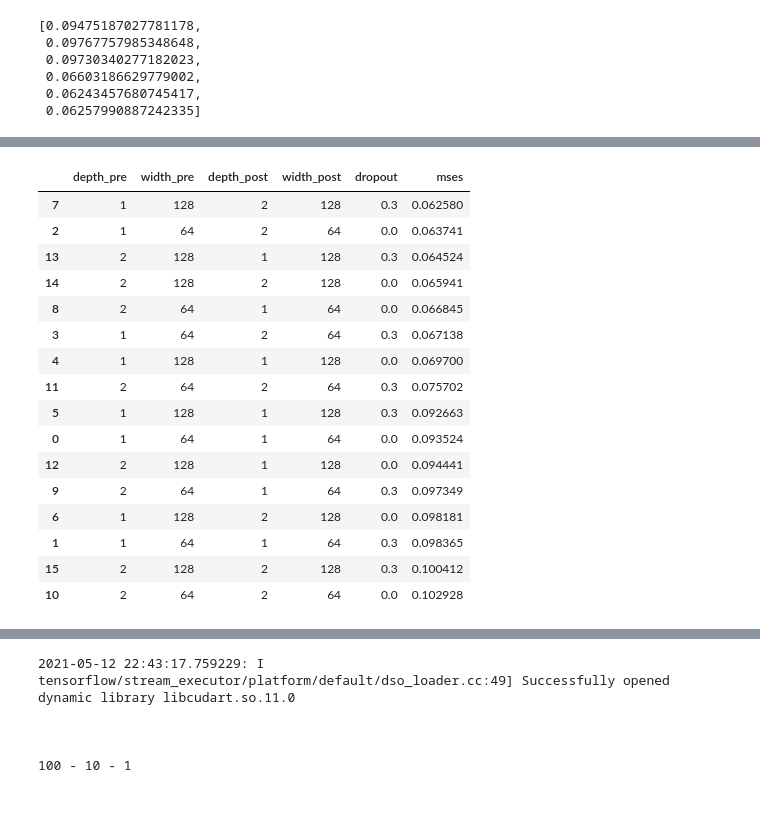
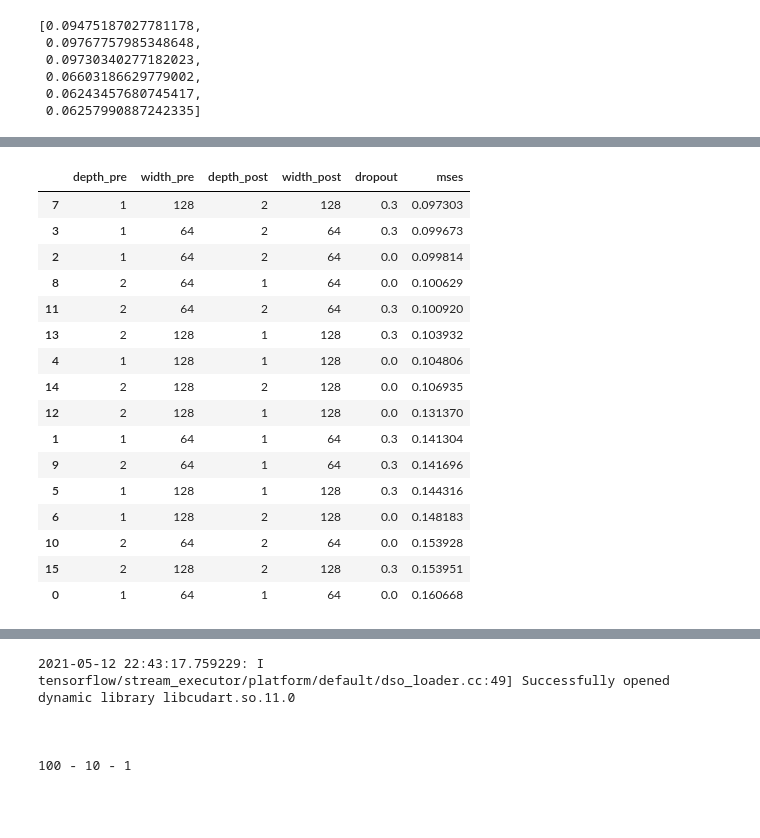
Before and after one commit to SimonFalk/DeepLearningProject, a Jupyter notebook: batch_test.ipynb, the cells around one changed output, grey strips where cells are left out. Saved outputs shown, nothing was run; the diff lists cells and outputs as text; code cells hidden in the pictures.

```diff
--- a/batch_test.ipynb
+++ b/batch_test.ipynb
@@ -202,12 +206,4 @@ ress = [
 ]
-# %%
-mses = [
-    np.array([
-        np.array(r['mse']).mean()
-        for r in res
-    ])
-    for res in ress
-]
 # %%
 labels = [
     'A1 Spectrogram',
@@ -313,30 +309,30 @@ df2.sort_values('mses')
 # %%
 df3 = pd.DataFrame(params_3, columns = [
     'depth_pre',
     'width_pre',
     'depth_post',
     'width_post',
     'dropout'
 ])
 
-df3['mses'] = mses[5]
+df3['mses'] = mses[2]
 
 df3.sort_values('mses')
 # %% [output]
 |  | depth_pre | width_pre | depth_post | width_post | dropout | mses |
-| 7 | 1 | 128 | 2 | 128 | 0.3 | 0.062580 |
-| 2 | 1 | 64 | 2 | 64 | 0.0 | 0.063741 |
-| 13 | 2 | 128 | 1 | 128 | 0.3 | 0.064524 |
-| 14 | 2 | 128 | 2 | 128 | 0.0 | 0.065941 |
-| 8 | 2 | 64 | 1 | 64 | 0.0 | 0.066845 |
-| 3 | 1 | 64 | 2 | 64 | 0.3 | 0.067138 |
-| 4 | 1 | 128 | 1 | 128 | 0.0 | 0.069700 |
-| 11 | 2 | 64 | 2 | 64 | 0.3 | 0.075702 |
-| 5 | 1 | 128 | 1 | 128 | 0.3 | 0.092663 |
-| 0 | 1 | 64 | 1 | 64 | 0.0 | 0.093524 |
-| 12 | 2 | 128 | 1 | 128 | 0.0 | 0.094441 |
-| 9 | 2 | 64 | 1 | 64 | 0.3 | 0.097349 |
-| 6 | 1 | 128 | 2 | 128 | 0.0 | 0.098181 |
-| 1 | 1 | 64 | 1 | 64 | 0.3 | 0.098365 |
-| 15 | 2 | 128 | 2 | 128 | 0.3 | 0.100412 |
-| 10 | 2 | 64 | 2 | 64 | 0.0 | 0.102928 |
+| 7 | 1 | 128 | 2 | 128 | 0.3 | 0.097303 |
+| 3 | 1 | 64 | 2 | 64 | 0.3 | 0.099673 |
+| 2 | 1 | 64 | 2 | 64 | 0.0 | 0.099814 |
+| 8 | 2 | 64 | 1 | 64 | 0.0 | 0.100629 |
+| 11 | 2 | 64 | 2 | 64 | 0.3 | 0.100920 |
+| 13 | 2 | 128 | 1 | 128 | 0.3 | 0.103932 |
+| 4 | 1 | 128 | 1 | 128 | 0.0 | 0.104806 |
+| 14 | 2 | 128 | 2 | 128 | 0.0 | 0.106935 |
+| 12 | 2 | 128 | 1 | 128 | 0.0 | 0.131370 |
+| 1 | 1 | 64 | 1 | 64 | 0.3 | 0.141304 |
+| 9 | 2 | 64 | 1 | 64 | 0.3 | 0.141696 |
+| 5 | 1 | 128 | 1 | 128 | 0.3 | 0.144316 |
+| 6 | 1 | 128 | 2 | 128 | 0.0 | 0.148183 |
+| 10 | 2 | 64 | 2 | 64 | 0.0 | 0.153928 |
+| 15 | 2 | 128 | 2 | 128 | 0.3 | 0.153951 |
+| 0 | 1 | 64 | 1 | 64 | 0.0 | 0.160668 |
```
Also changed, not shown: parts of 6 cells of this notebook.
